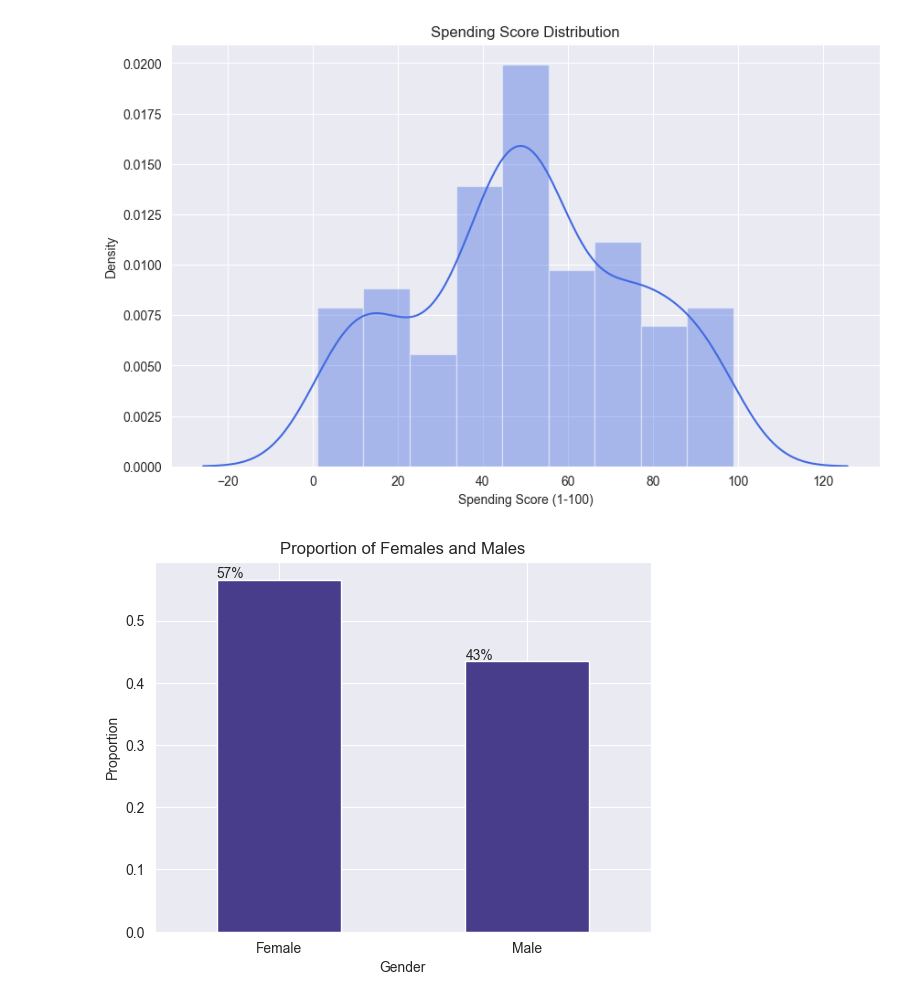
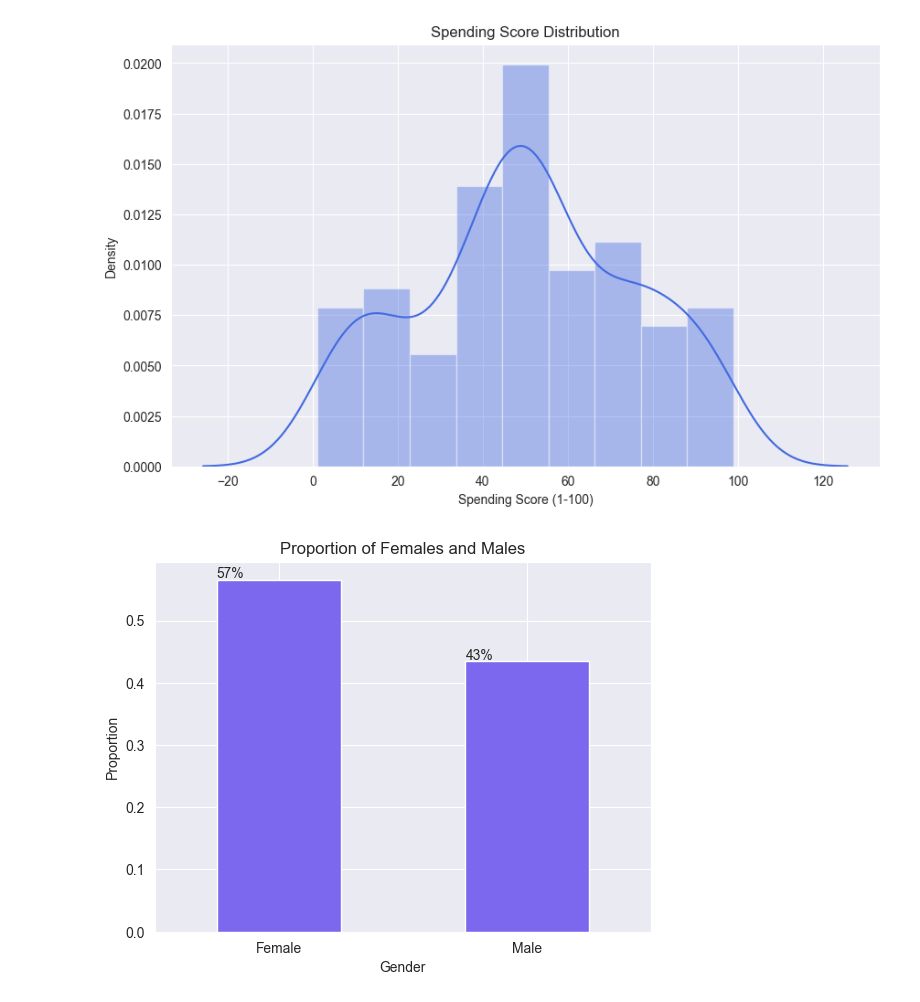
Before and after one commit to emkhalidi/customer-segmentation, a Jupyter notebook: customer_segmentation.ipynb, the cells around one changed output. Cells and saved outputs as stored; diff of their text form; code cells hidden in the pictures.

```diff
--- a/customer_segmentation.ipynb
+++ b/customer_segmentation.ipynb
@@ -237,9 +238,9 @@ plt.show()
 # %% [output]
 [figure]
 # %%
-gender_plot=df.Gender.value_counts(normalize=True).plot.bar(ylabel='Proportion', title='Proportion of Females and Males', rot =0, color= "darkslateblue")
+gender_plot=df.Gender.value_counts(normalize=True).plot.bar(ylabel='Proportion', title='Proportion of Females and Males', rot =0, color= "mediumslateblue")
 plt.ticklabel_format(style="plain", axis="y")
 for p in gender_plot.patches:
     gender_plot.annotate(str(round(p.get_height()*100))+'%', (p.get_x() * 1.005, p.get_height() * 1.005))
 # %% [output]
-[figure, old version]
+[figure, new version]
```
Also changed, not shown: parts of 10 cells of this notebook.
